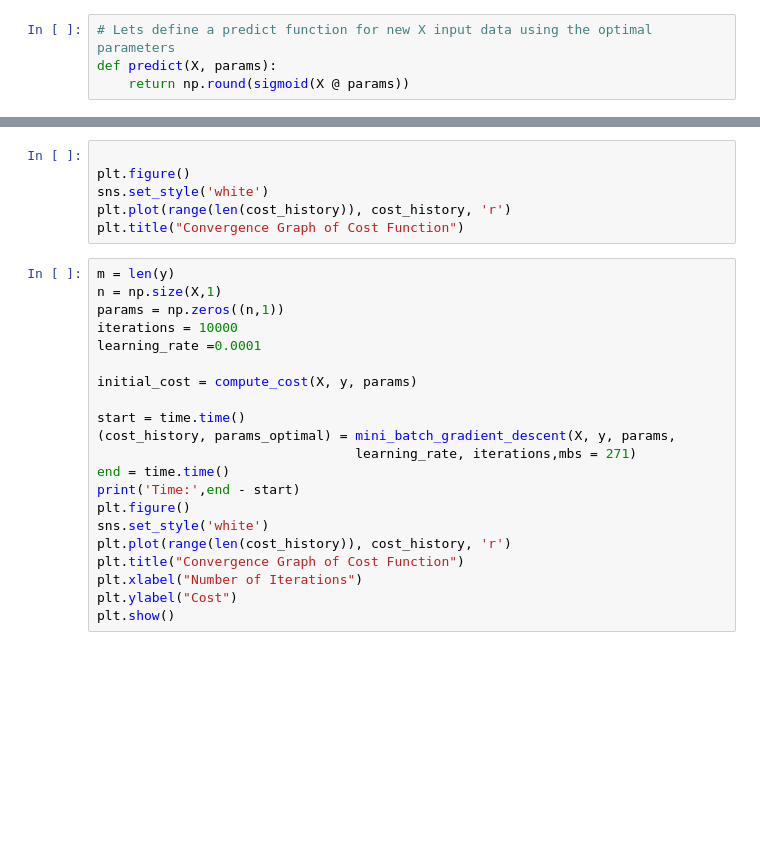
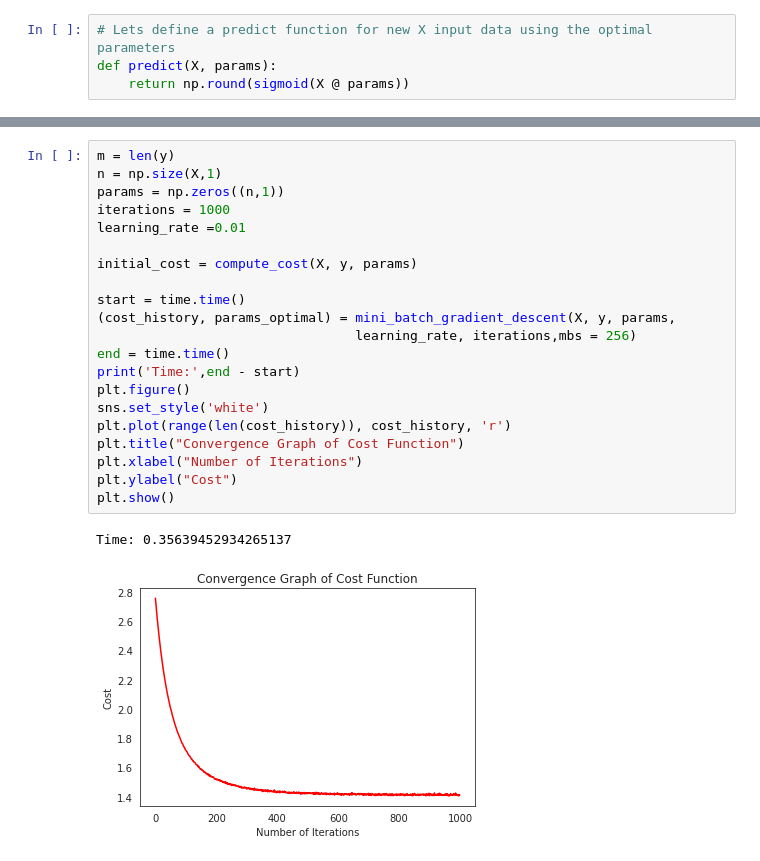
Before and after one commit to AlejandroSepulvedaGuatecique/Projects-in-Ml-and-AI-, a Jupyter notebook: HW1/Logistic_Regression_from_scratch.ipynb, the cells around one changed output, grey strips where cells are left out. Cells and saved outputs as stored; diff of their text form; blank space fills up the shorter version.

```diff
--- a/HW1/Logistic_Regression_from_scratch.ipynb
+++ b/HW1/Logistic_Regression_from_scratch.ipynb
@@ -457,30 +191,27 @@ Time: 0.9063882827758789
-# %%
-
-plt.figure()
-sns.set_style('white')
-plt.plot(range(len(cost_history)), cost_history, 'r')
-plt.title("Convergence Graph of Cost Function")
 # %%
 m = len(y)
 n = np.size(X,1)
 params = np.zeros((n,1))
-iterations = 10000
-learning_rate =0.0001
+iterations = 1000
+learning_rate =0.01
 
 initial_cost = compute_cost(X, y, params)
 
 start = time.time()
 (cost_history, params_optimal) = mini_batch_gradient_descent(X, y, params,
-                                 learning_rate, iterations,mbs = 271)
+                                 learning_rate, iterations,mbs = 256)
 end = time.time()
 print('Time:',end - start)
 plt.figure()
 sns.set_style('white')
 plt.plot(range(len(cost_history)), cost_history, 'r')
 plt.title("Convergence Graph of Cost Function")
 plt.xlabel("Number of Iterations")
 plt.ylabel("Cost")
 plt.show()
+# %% [output]
+Time: 0.35639452934265137
+[figure, added]
 # %%
 m = len(y)
 n = np.size(X,1)
```
Also changed, not shown: parts of 36 cells of this notebook.
